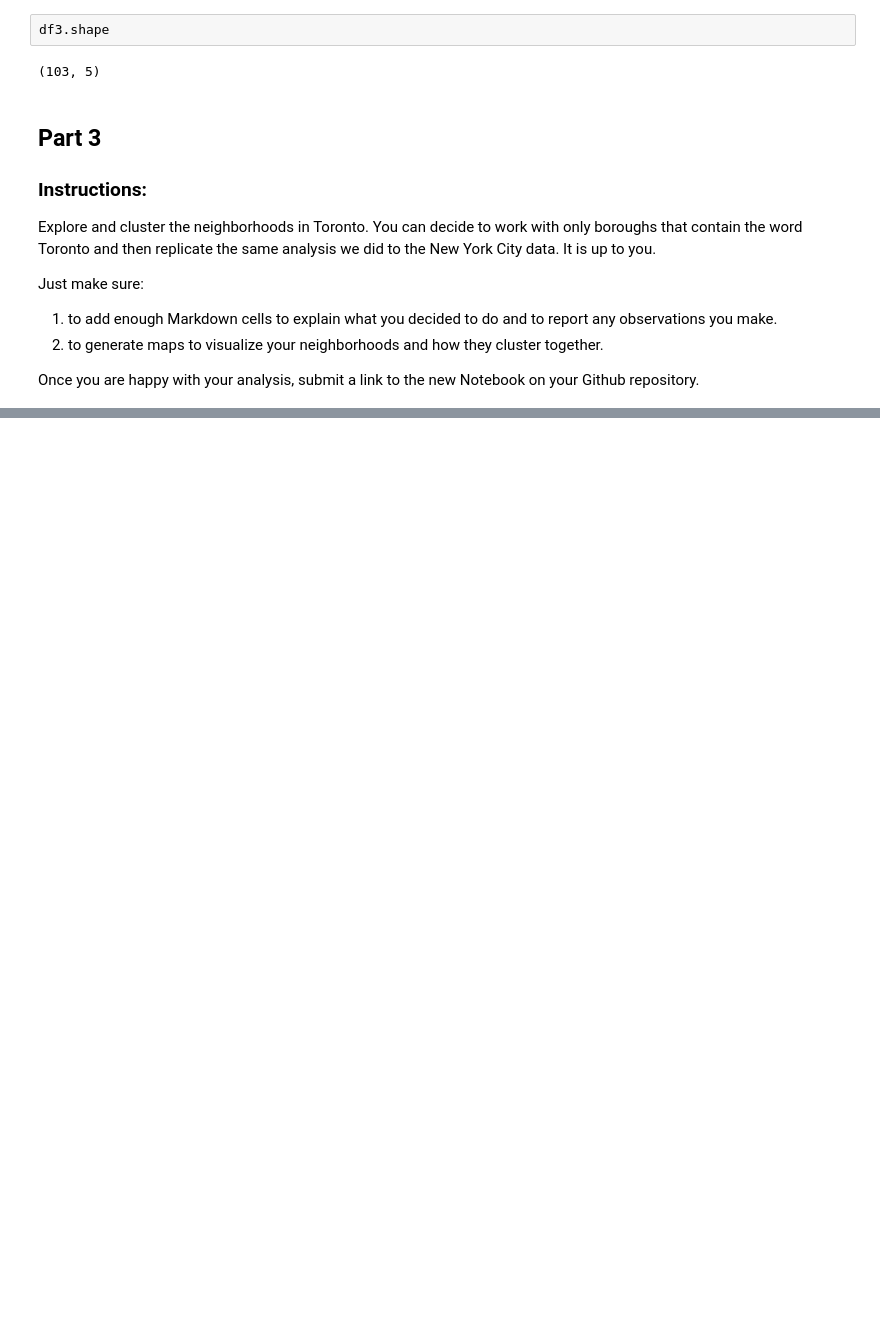
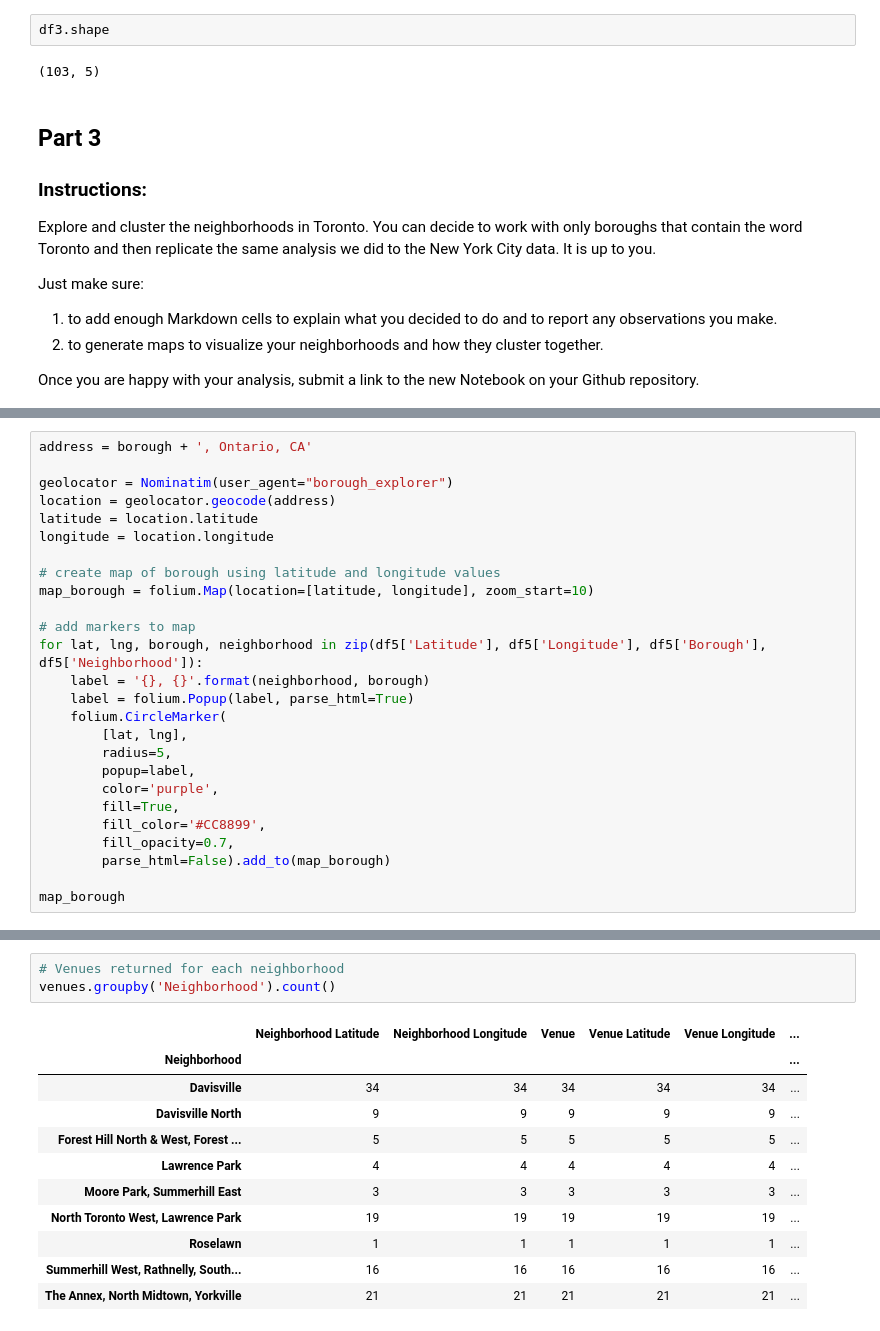
Before and after one commit to lindsey-nytes/Coursera_Capstone, a Jupyter notebook: Peer-graded Assignment: Segmenting and Clustering.ipynb, the cells around one changed output, grey strips where cells are left out. Saved outputs shown, nothing was run; the diff lists cells and outputs as text; blank space fills up the shorter version.

```diff
--- a/Peer-graded Assignment: Segmenting and Clustering.ipynb
+++ b/Peer-graded Assignment: Segmenting and Clustering.ipynb
@@ -149,0 +242,26 @@ Once you are happy with your analysis, submit a link to the new Notebook on your
+# %%
+address = borough + ', Ontario, CA'
+
+geolocator = Nominatim(user_agent="borough_explorer")
+location = geolocator.geocode(address)
+latitude = location.latitude
+longitude = location.longitude
+
+# create map of borough using latitude and longitude values
+map_borough = folium.Map(location=[latitude, longitude], zoom_start=10)
+
+# add markers to map
+for lat, lng, borough, neighborhood in zip(df5['Latitude'], df5['Longitude'], df5['Borough'], df5['Neighborhood']):
+    label = '{}, {}'.format(neighborhood, borough)
+    label = folium.Popup(label, parse_html=True)
+    folium.CircleMarker(
+        [lat, lng],
+        radius=5,
+        popup=label,
+        color='purple',
+        fill=True,
+        fill_color='#CC8899',
+        fill_opacity=0.7,
+        parse_html=False).add_to(map_borough)
+
+map_borough
@@ -149,0 +349,15 @@ Once you are happy with your analysis, submit a link to the new Notebook on your
+# %%
+# Venues returned for each neighborhood
+venues.groupby('Neighborhood').count()
+# %% [output]
+|  | Neighborhood Latitude | Neighborhood Longitude | Venue | Venue Latitude | Venue Longitude | ... |
+| Neighborhood |  |  |  |  |  | ... |
+| Davisville | 34 | 34 | 34 | 34 | 34 | ... |
+| Davisville North | 9 | 9 | 9 | 9 | 9 | ... |
+| Forest Hill North & West, Forest ... | 5 | 5 | 5 | 5 | 5 | ... |
+| Lawrence Park | 4 | 4 | 4 | 4 | 4 | ... |
+| Moore Park, Summerhill East | 3 | 3 | 3 | 3 | 3 | ... |
+| North Toronto West, Lawrence Park | 19 | 19 | 19 | 19 | 19 | ... |
+| Roselawn | 1 | 1 | 1 | 1 | 1 | ... |
+| Summerhill West, Rathnelly, South... | 16 | 16 | 16 | 16 | 16 | ... |
+| The Annex, North Midtown, Yorkville | 21 | 21 | 21 | 21 | 21 | ... |
```
Also changed, not shown: parts of 52 cells of this notebook.
